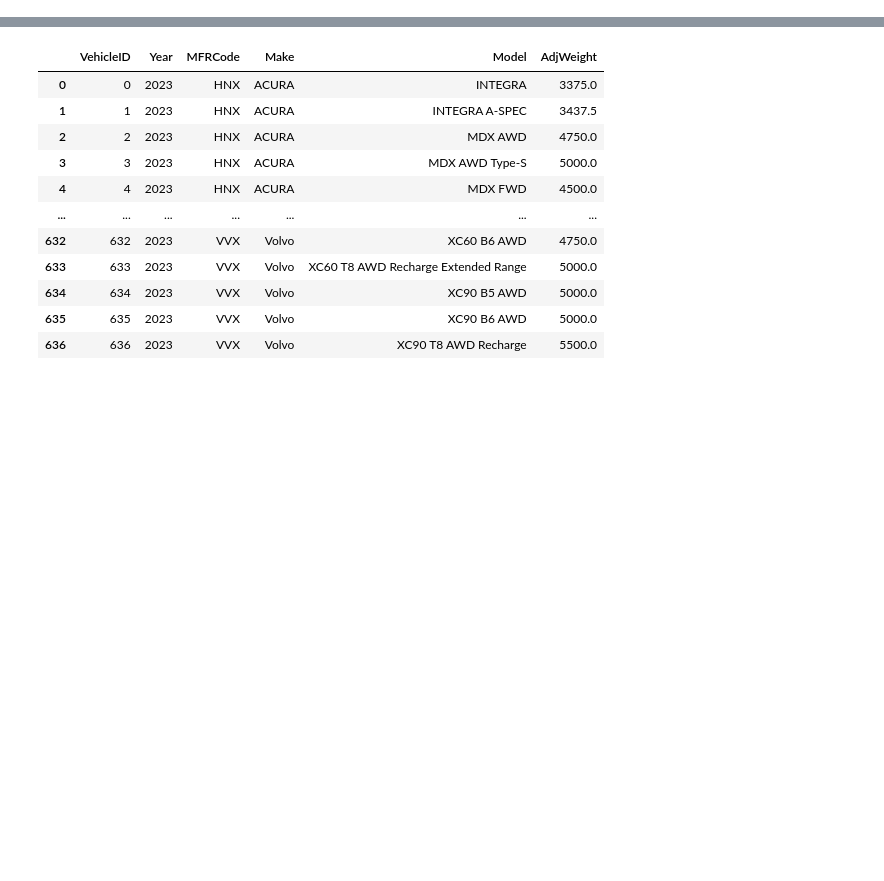
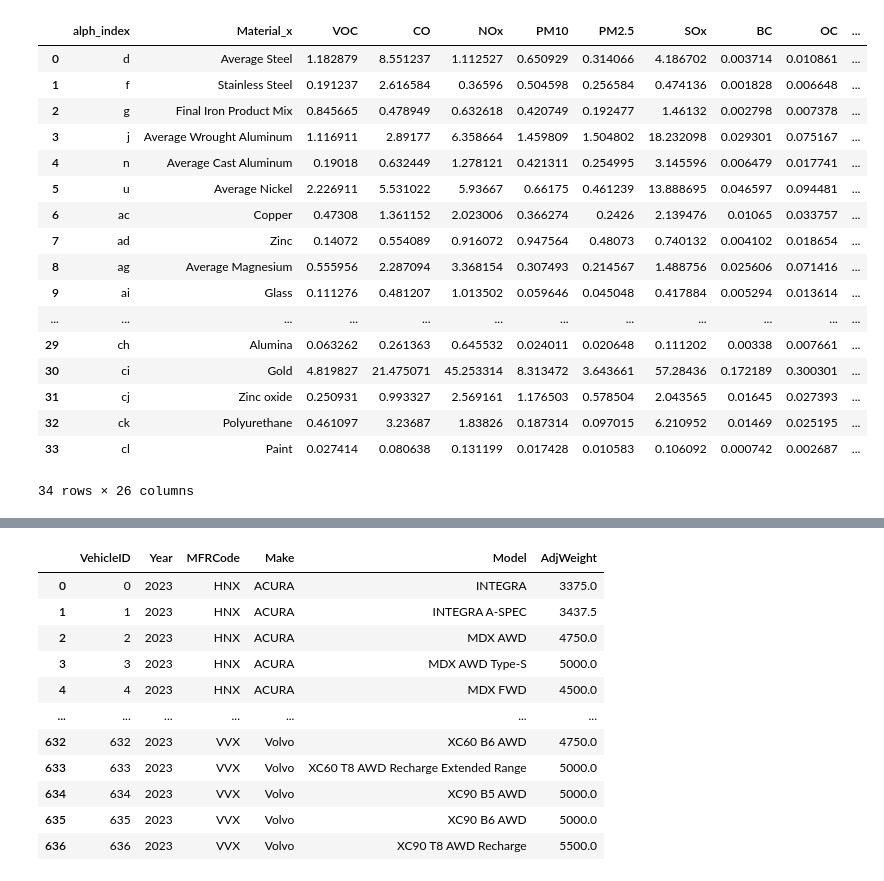
Before and after one commit to EEE-Capstone/MIMS-Capstone, a Jupyter notebook: Data/init_EV_databases.ipynb, the cells around one changed output, grey strips where cells are left out. Cells and saved outputs as stored; diff of their text form; code cells hidden in the pictures; blank space fills up the shorter version.

```diff
--- a/Data/init_EV_databases.ipynb
+++ b/Data/init_EV_databases.ipynb
@@ -76,0 +200,21 @@ df3_subset
+# %%
+emissions_factor_df3_merged.head(50)
+# %% [output]
+|  | alph_index | Material_x | VOC | CO | NOx | PM10 | PM2.5 | SOx | BC | OC | ... |
+| 0 | d | Average Steel | 1.182879 | 8.551237 | 1.112527 | 0.650929 | 0.314066 | 4.186702 | 0.003714 | 0.010861 | ... |
+| 1 | f | Stainless Steel | 0.191237 | 2.616584 | 0.36596 | 0.504598 | 0.256584 | 0.474136 | 0.001828 | 0.006648 | ... |
+| 2 | g | Final Iron Product Mix | 0.845665 | 0.478949 | 0.632618 | 0.420749 | 0.192477 | 1.46132 | 0.002798 | 0.007378 | ... |
+| 3 | j | Average Wrought Aluminum | 1.116911 | 2.89177 | 6.358664 | 1.459809 | 1.504802 | 18.232098 | 0.029301 | 0.075167 | ... |
+| 4 | n | Average Cast Aluminum | 0.19018 | 0.632449 | 1.278121 | 0.421311 | 0.254995 | 3.145596 | 0.006479 | 0.017741 | ... |
+| 5 | u | Average Nickel | 2.226911 | 5.531022 | 5.93667 | 0.66175 | 0.461239 | 13.888695 | 0.046597 | 0.094481 | ... |
+| 6 | ac | Copper | 0.47308 | 1.361152 | 2.023006 | 0.366274 | 0.2426 | 2.139476 | 0.01065 | 0.033757 | ... |
+| 7 | ad | Zinc | 0.14072 | 0.554089 | 0.916072 | 0.947564 | 0.48073 | 0.740132 | 0.004102 | 0.018654 | ... |
+| 8 | ag | Average Magnesium | 0.555956 | 2.287094 | 3.368154 | 0.307493 | 0.214567 | 1.488756 | 0.025606 | 0.071416 | ... |
+| 9 | ai | Glass | 0.111276 | 0.481207 | 1.013502 | 0.059646 | 0.045048 | 0.417884 | 0.005294 | 0.013614 | ... |
+| ... | ... | ... | ... | ... | ... | ... | ... | ... | ... | ... | ... |
+| 29 | ch | Alumina | 0.063262 | 0.261363 | 0.645532 | 0.024011 | 0.020648 | 0.111202 | 0.00338 | 0.007661 | ... |
+| 30 | ci | Gold | 4.819827 | 21.475071 | 45.253314 | 8.313472 | 3.643661 | 57.28436 | 0.172189 | 0.300301 | ... |
+| 31 | cj | Zinc oxide | 0.250931 | 0.993327 | 2.569161 | 1.176503 | 0.578504 | 2.043565 | 0.01645 | 0.027393 | ... |
+| 32 | ck | Polyurethane | 0.461097 | 3.23687 | 1.83826 | 0.187314 | 0.097015 | 6.210952 | 0.01469 | 0.025195 | ... |
+| 33 | cl | Paint | 0.027414 | 0.080638 | 0.131199 | 0.017428 | 0.010583 | 0.106092 | 0.000742 | 0.002687 | ... |
+34 rows × 26 columns
```
Also changed, not shown: parts of 38 cells of this notebook, 1 other file.
